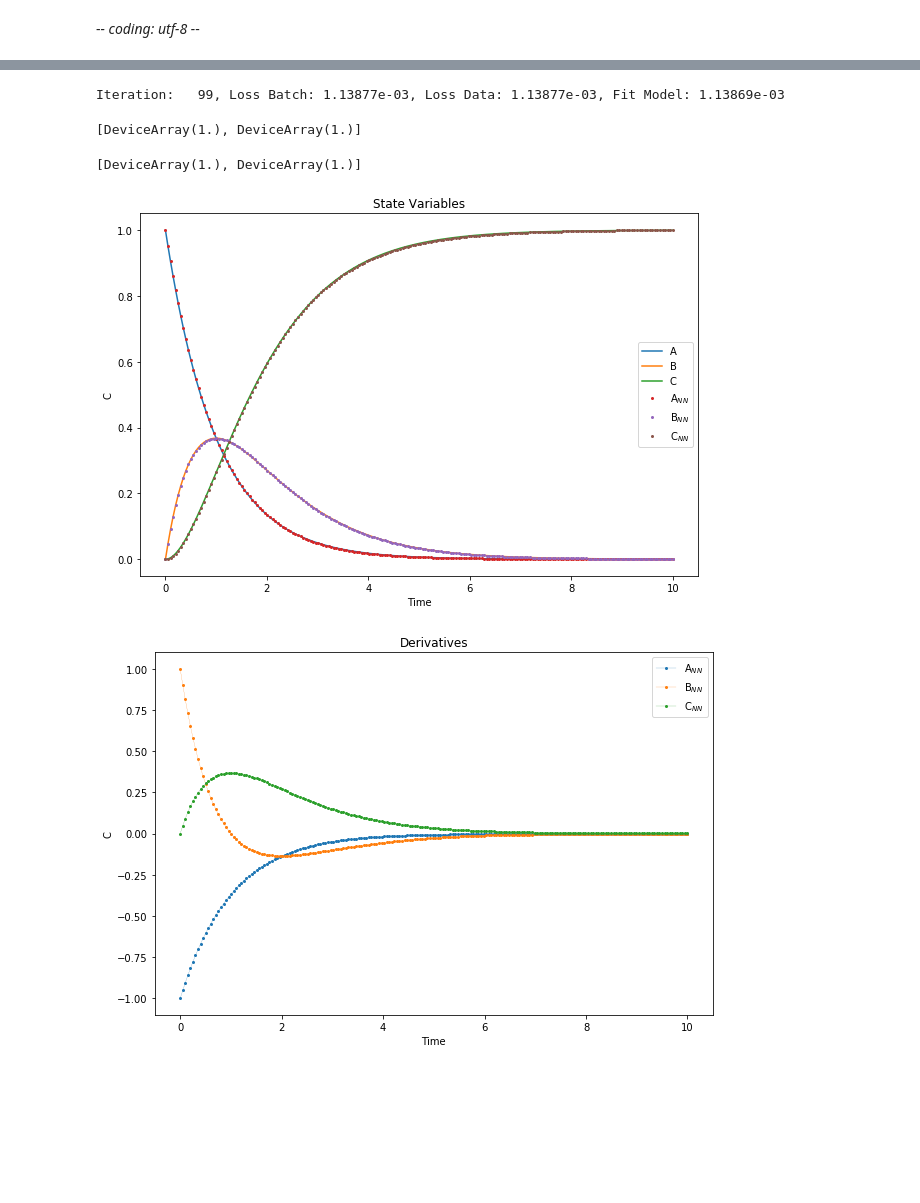
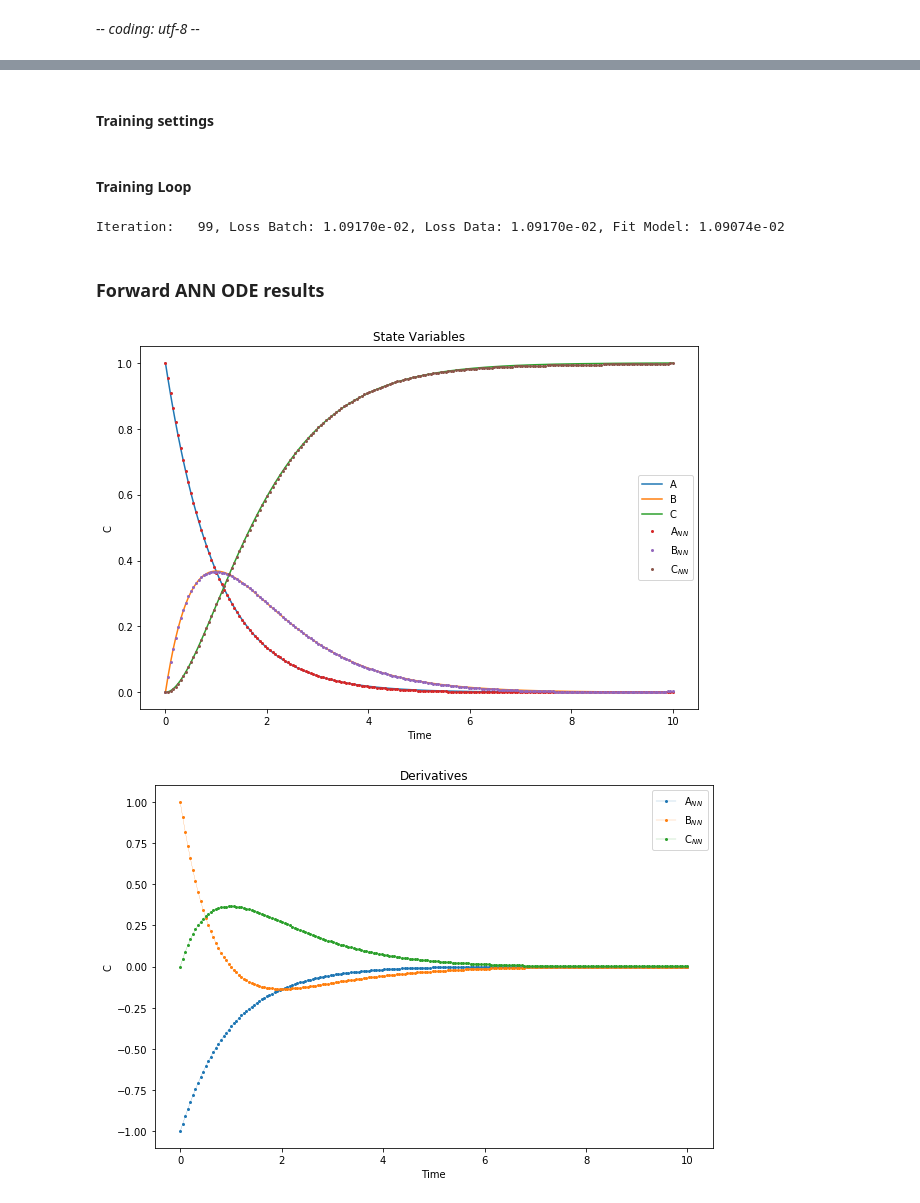
Before and after one commit to nicoleyghu/invANNPresentationFolder, a Jupyter notebook: invANNODE/basis/fwd_kitchin_ex.ipynb, the cells around one changed output, grey strips where cells are left out. Drawn from its saved outputs; the diff is of its cells as text; code cells hidden in the pictures; blank space fills up the shorter version.

```diff
--- a/invANNODE/basis/fwd_kitchin_ex.ipynb
+++ b/invANNODE/basis/fwd_kitchin_ex.ipynb
@@ -49,6 +71,6 @@ def init_model_params(size, key, scale):
 # %%
 @jit
-def transfer_fun(x):
+def act_fun(x):
     #return np.maximum(0, x)
     #return np.nan_to_num(x / (1.0 + np.exp(-x)))
     #return x / (1.0 + np.exp(-x))
@@ -62,7 +86,7 @@ def state(params, t):
     activations = t
     for w, b in params[:-1]:
         outputs = np.dot(w, activations) + b
-        activations = transfer_fun(outputs)
+        activations = act_fun(outputs)
 
     final_w, final_b = params[-1]
     y = (np.dot(final_w, activations) + final_b)
@@ -95,19 +151,4 @@ batched_model = lambda batch, model_params : vmap(model,in_axes=(0,None))(batch,
 # %%
-%%time
-
-tmax = 10.
-t = np.logspace(0,np.log10(tmax+1),12).reshape((-1,1))-1.
-from scipy.integrate import solve_ivp
-
-def ode(t,C):
-    return model([C,t], model_params0).flatten()
-
-n_points = int(20*tmax)
-
-#t_eval = np.logspace(0,np.log10(tmax),n_points)-1.
-t_eval = np.linspace(0,tmax,n_points)
-sol = solve_ivp(ode, (0, tmax), bc0, t_eval = t_eval)
-
 plt.figure(figsize=[10,10*2./3])
 t = sol.t
 x0 = sol.y.T
@@ -118,7 +159,4 @@ plt.xlabel('Time')
 plt.ylabel('C');
 plt.legend(iter(lines), ['A', 'B', 'C'])
 plt.title('ODE Numerical Solution')
-
-t = t.reshape(-1,1)
-data = t
 # %% [output]
@@ -144,11 +201,15 @@ nn_scale = 0.01
 key = random.PRNGKey(0)
 
 nn_params = init_network_params(layer_sizes, key, nn_scale)
+# %% [markdown]
+#### Training settings
 # %%
 num_epochs = 100
-num_eras = int(1e1)
+num_eras = int(5e1)
 batch_size = n_points
 model_params = model_params0
+# %% [markdown]
+#### Training Loop
 # %%
 opt_init_nn, opt_update_nn, get_params_nn = optimizers.adam(1e-3, b1=0.9, b2=0.9999, eps=1e-100)
 
@@ -175,29 +236,24 @@ for j in range(num_eras):
     print('Iteration: {:4d}, Loss Batch: {:.5e}, Loss Data: {:.5e}, Fit Model: {:.5e}'.format(i,loss_it_sample,loss_it_batch,err_model))
     clear_output(wait=True)
 # %% [output]
-Iteration:   99, Loss Batch: 1.13877e-03, Loss Data: 1.13877e-03, Fit Model: 1.13869e-03
+Iteration:   99, Loss Batch: 1.09170e-02, Loss Data: 1.09170e-02, Fit Model: 1.09074e-02
+# %% [markdown]
+### Forward ANN ODE results
 # %%
 plt.figure(figsize=[10,10*2./3])
 nn_params = get_params_nn(opt_state_nn)
 lines = plt.plot(sol.t, x0)
 lines += plt.plot(t,batched_state(nn_params, t),'o',lw=0.2,ms=2)
 plt.legend(iter(lines), ['A', 'B', 'C','A$_{NN}$','B$_{NN}$','C$_{NN}$'])
 plt.title('State Variables')
 plt.xlabel('Time')
 plt.ylabel('C');
 plt.figure(figsize=[10,10*2./3])
 plt.plot(t,batched_model([batched_state(nn_params,t),t],model_params0),'-o',lw=0.2,ms=2)
 plt.legend(['A$_{NN}$','B$_{NN}$','C$_{NN}$'])
 plt.title('Derivatives')
 plt.xlabel('Time')
 plt.ylabel('C');
-
-
-display([(_) for _ in model_params])
-display([(_) for _ in model_params0])
-#plt.gca().set_yscale('log')
 # %% [output]
-[DeviceArray(1.), DeviceArray(1.)]
-[DeviceArray(1.), DeviceArray(1.)]
-[figure, old version]
+[figure, new version]
 [figure]
```
Also changed, not shown: parts of 22 cells of this notebook.
